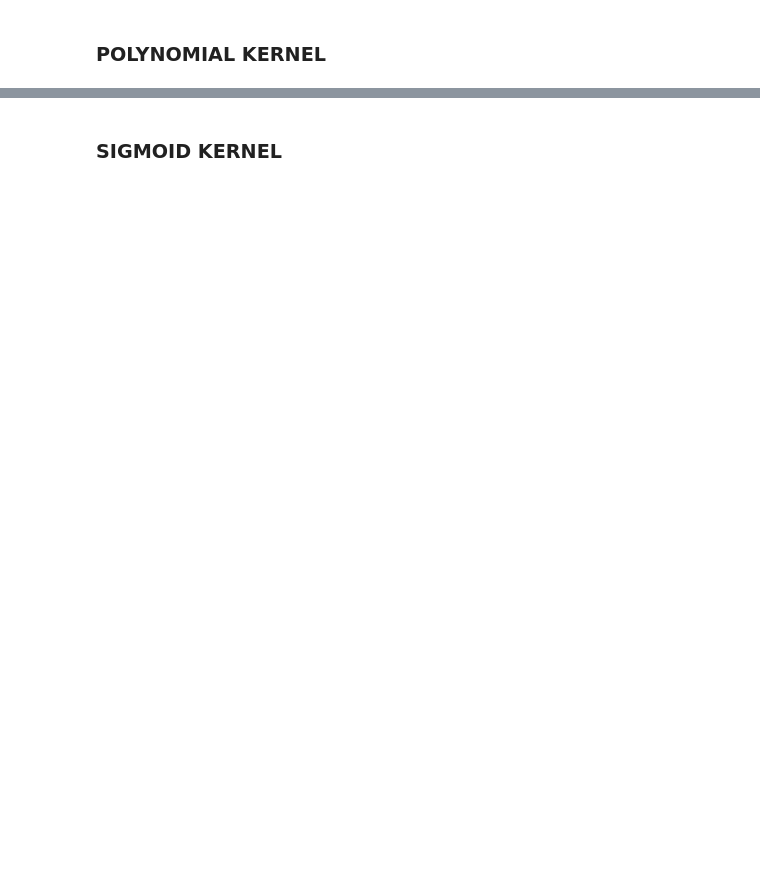
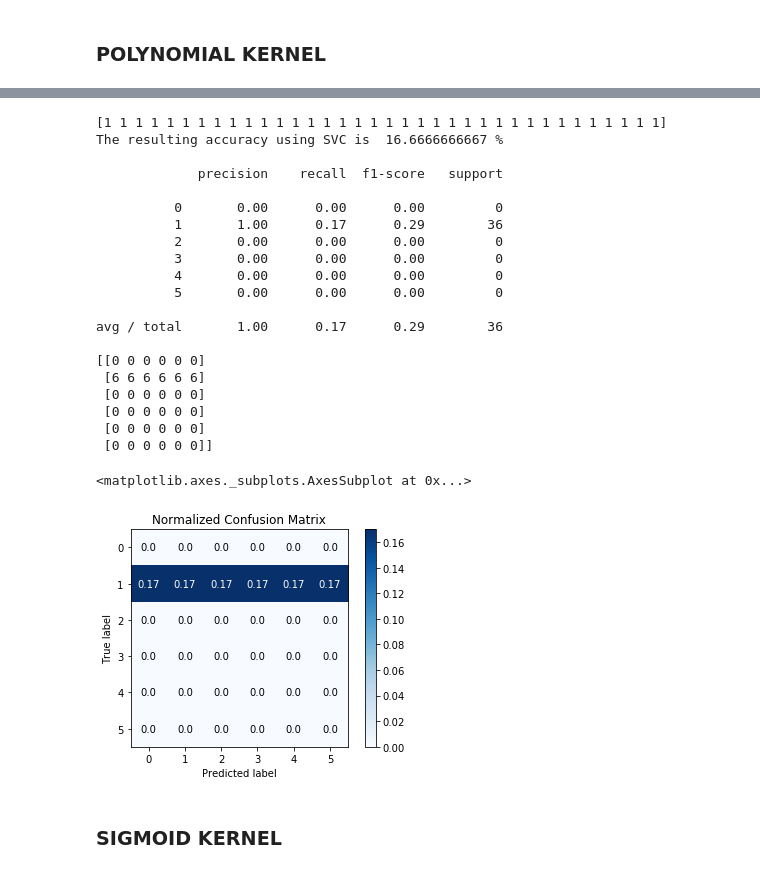
Before and after one commit to jbkalit/Sentiment-Analysis-Final-Project, a Jupyter notebook: Final Project.ipynb, the cells around one changed output, grey strips where cells are left out. Saved outputs shown, nothing was run; the diff lists cells and outputs as text; code cells hidden in the pictures; blank space fills up the shorter version.

```diff
--- a/Final Project.ipynb
+++ b/Final Project.ipynb
@@ -374,12 +478,13 @@ Best parameters: {'C': 9, 'gamma': 0.03}
 # %%
 from sklearn.model_selection import GridSearchCV
+from sklearn.model_selection import RandomizedSearchCV
 
 param_grid = [{'kernel': ['rbf'],
                'C': [0.01, 0.03, 0.06, 0.09, 0.1, 0.3, 0.6, 1, 3, 6, 9, 10],
                'gamma': [0.01, 0.03, 0.06, 0.09, 0.1, 0.3, 0.6, 1, 3, 6, 9, 10]}]
 
 print("List of grids:\n{}".format(param_grid))
-grid_search = GridSearchCV(SVC(), param_grid, cv=10)
+grid_search = GridSearchCV(SVC(), param_grid)
 grid_search.fit(X_train, y_train)
 print("Best parameters: {}".format(grid_search.best_params_))
 print("Best cross-validation score: {:.2f}".format(grid_search.best_score_))
@@ -391,6 +495,0 @@ Best cross-validation score: 0.56
-# %%
-means = grid_search.cv_results_['mean_test_score']
-stds = grid_search.cv_results_['std_test_score']
-for mean, std, params in zip(means, stds, grid_search.cv_results_['params']):
-    print("%0.3f (+/-%0.03f) for %r"
-          % (mean, std * 2, params))
@@ -505,12 +657,12 @@ from sklearn.svm import SVC
 best_score = 0
 for C in [0.01, 0.03, 0.04, 0.06, 0.09, 0.1, 0.3, 0.6, 1, 3, 6, 9, 10]:
         # for each combination of parameters, train an SVC
-        svm = SVC(kernel='linear', gamma=gamma, C=C)
-        svm.fit(X_train, y_train)
+        linearsvm = SVC(kernel='linear', C=C)
+        linearsvm.fit(X_train, y_train)
         # evaluate the SVC on the test set
-        score = svm.score(X_test, y_test)
+        score = linearsvm.score(X_test, y_test)
         # if we got a better score, store the score and parameters
-        #print (svm.predict(X_test))
+        print (linearsvm.predict(X_test))
         mean = score
         params = {'C': C}
         print("%0.3f for %r" % (mean, params))
@@ -597,4 +771,55 @@ Best score: 0.19
 Best parameters: {'C': 0.01}
+# %%
+from sklearn.externals import joblib
+data_samples = data_sample.text.values.tolist()
+#data_samples
+
+joblib.dump(svm, 'svm_linear_hp_model.pkl')
+model = joblib.load('svm_linear_hp_model.pkl')
+
+docs_new = data_samples
+
+X_new_counts = count_vect.transform(docs_new)
+X_new_tfidf = tfidf_transformer.transform(X_new_counts)
+
+predicted = model.predict(X_new_tfidf)
+
+#print data_sample.emotion
+print predicted
+
+accuracy = accuracy_score(predicted, data_sample.emotion)
+print 'The resulting accuracy using SVC is ', (100 * accuracy), '%\n'
+
+print(classification_report(predicted,data_sample.emotion))
+
+print  confusion_matrix(predicted, data_sample.emotion)
+
+
+import scikitplot as skplt
+skplt.metrics.plot_confusion_matrix(predicted, data_sample.emotion, normalize=True)
+# %% [output]
+[1 1 1 1 1 1 1 1 1 1 1 1 1 1 1 1 1 1 1 1 1 1 1 1 1 1 1 1 1 1 1 1 1 1 1 1]
+The resulting accuracy using SVC is  16.6666666667 %
+
+             precision    recall  f1-score   support
+
+          0       0.00      0.00      0.00         0
+          1       1.00      0.17      0.29        36
+          2       0.00      0.00      0.00         0
+          3       0.00      0.00      0.00         0
+          4       0.00      0.00      0.00         0
+          5       0.00      0.00      0.00         0
+
+avg / total       1.00      0.17      0.29        36
+
+[[0 0 0 0 0 0]
+ [6 6 6 6 6 6]
+ [0 0 0 0 0 0]
+ [0 0 0 0 0 0]
+ [0 0 0 0 0 0]
+ [0 0 0 0 0 0]]
+<matplotlib.axes._subplots.AxesSubplot at 0x...>
+[figure, added]
 # %% [markdown]
 ### SIGMOID KERNEL
 # %%
```
Also changed, not shown: parts of 80 cells of this notebook, 6 other files.
